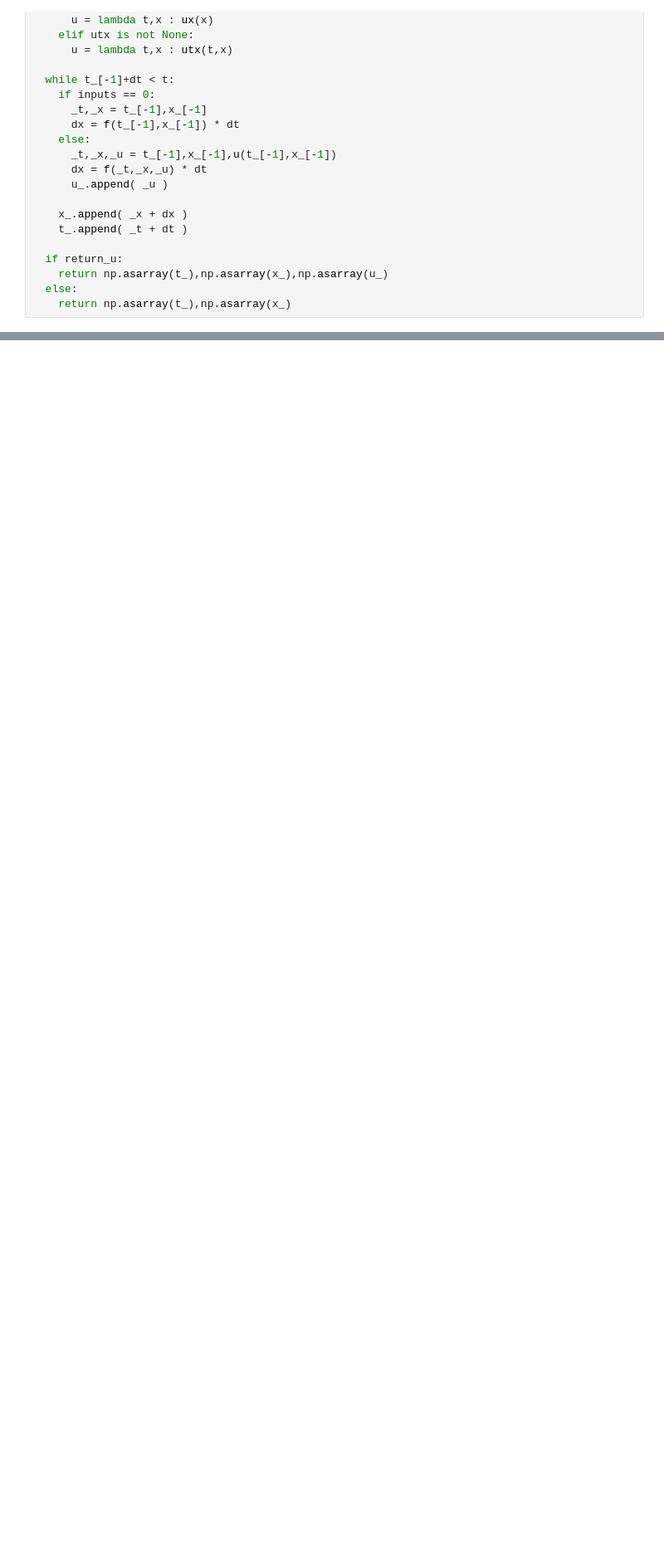
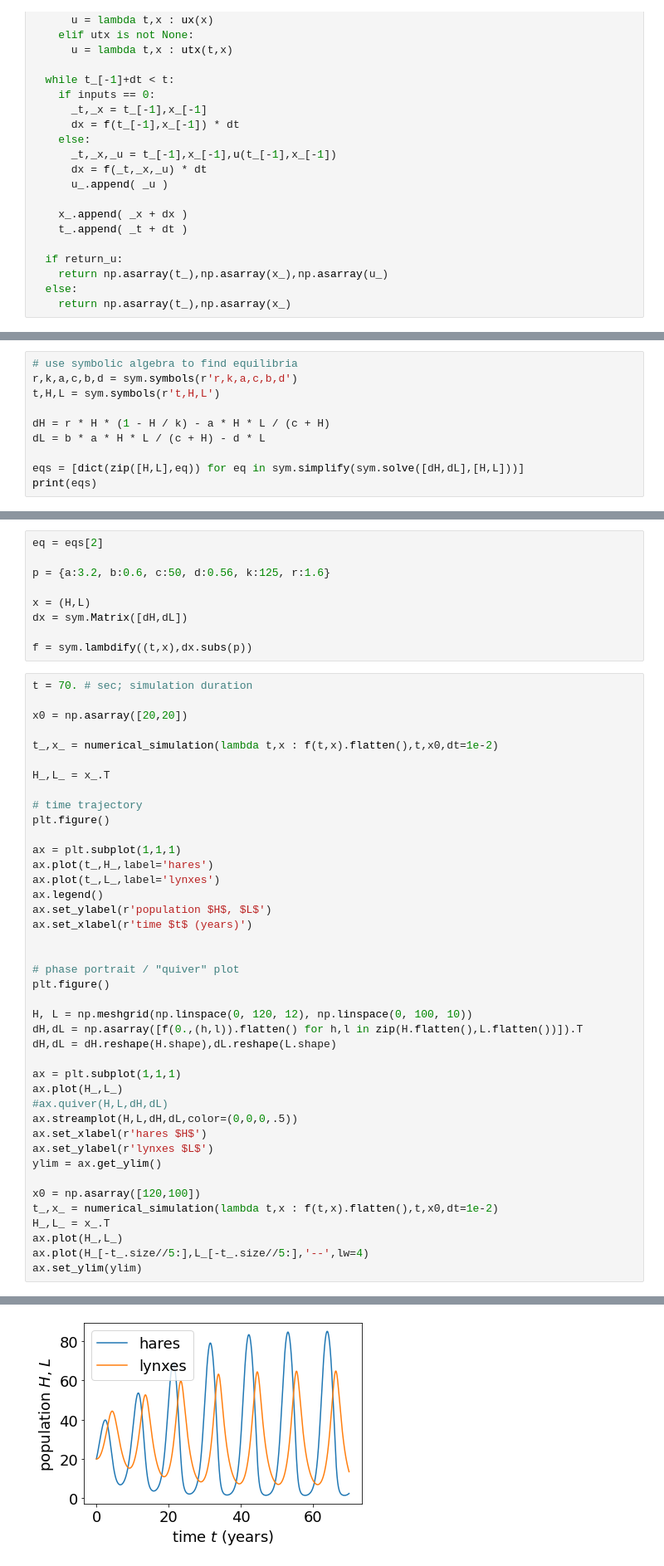
Before and after one commit to sburden/547-21wi, a Jupyter notebook: 547_lec.ipynb, the cells around one changed output, grey strips where cells are left out. Shown at 83% size. Cells and saved outputs as stored; diff of their text form; blank space fills up the shorter version.

```diff
--- a/547_lec.ipynb
+++ b/547_lec.ipynb
@@ -191,0 +377,10 @@ def numerical_simulation(f,t,x,t0=0.,dt=1e-4,ut=None,ux=None,utx=None,return_u=F
+# %%
+# use symbolic algebra to find equilibria
+r,k,a,c,b,d = sym.symbols(r'r,k,a,c,b,d')
+t,H,L = sym.symbols(r't,H,L')
+
+dH = r * H * (1 - H / k) - a * H * L / (c + H)
+dL = b * a * H * L / (c + H) - d * L
+
+eqs = [dict(zip([H,L],eq)) for eq in sym.simplify(sym.solve([dH,dL],[H,L]))]
+print(eqs)
@@ -191,0 +394,51 @@ def numerical_simulation(f,t,x,t0=0.,dt=1e-4,ut=None,ux=None,utx=None,return_u=F
+# %%
+eq = eqs[2]
+
+p = {a:3.2, b:0.6, c:50, d:0.56, k:125, r:1.6}
+
+x = (H,L)
+dx = sym.Matrix([dH,dL])
+
+f = sym.lambdify((t,x),dx.subs(p))
+# %%
+t = 70. # sec; simulation duration
+
+x0 = np.asarray([20,20])
+
+t_,x_ = numerical_simulation(lambda t,x : f(t,x).flatten(),t,x0,dt=1e-2)
+
+H_,L_ = x_.T
+
+# time trajectory
+plt.figure()
+
+ax = plt.subplot(1,1,1)
+ax.plot(t_,H_,label='hares')
+ax.plot(t_,L_,label='lynxes')
+ax.legend()
+ax.set_ylabel(r'population $H$, $L$')
+ax.set_xlabel(r'time $t$ (years)')
+
+
+# phase portrait / "quiver" plot
+plt.figure()
+
+H, L = np.meshgrid(np.linspace(0, 120, 12), np.linspace(0, 100, 10))
+dH,dL = np.asarray([f(0.,(h,l)).flatten() for h,l in zip(H.flatten(),L.flatten())]).T
+dH,dL = dH.reshape(H.shape),dL.reshape(L.shape)
+
+ax = plt.subplot(1,1,1)
+ax.plot(H_,L_)
+#ax.quiver(H,L,dH,dL)
+ax.streamplot(H,L,dH,dL,color=(0,0,0,.5))
+ax.set_xlabel(r'hares $H$')
+ax.set_ylabel(r'lynxes $L$')
+ylim = ax.get_ylim()
+
+x0 = np.asarray([120,100])
+t_,x_ = numerical_simulation(lambda t,x : f(t,x).flatten(),t,x0,dt=1e-2)
+H_,L_ = x_.T
+ax.plot(H_,L_)
+ax.plot(H_[-t_.size//5:],L_[-t_.size//5:],'--',lw=4)
+ax.set_ylim(ylim)
+# %% [output]
@@ -191,0 +446 @@ def numerical_simulation(f,t,x,t0=0.,dt=1e-4,ut=None,ux=None,utx=None,return_u=F
+[figure, added]
```
Also changed, not shown: parts of 47 cells of this notebook, 1 other file.
